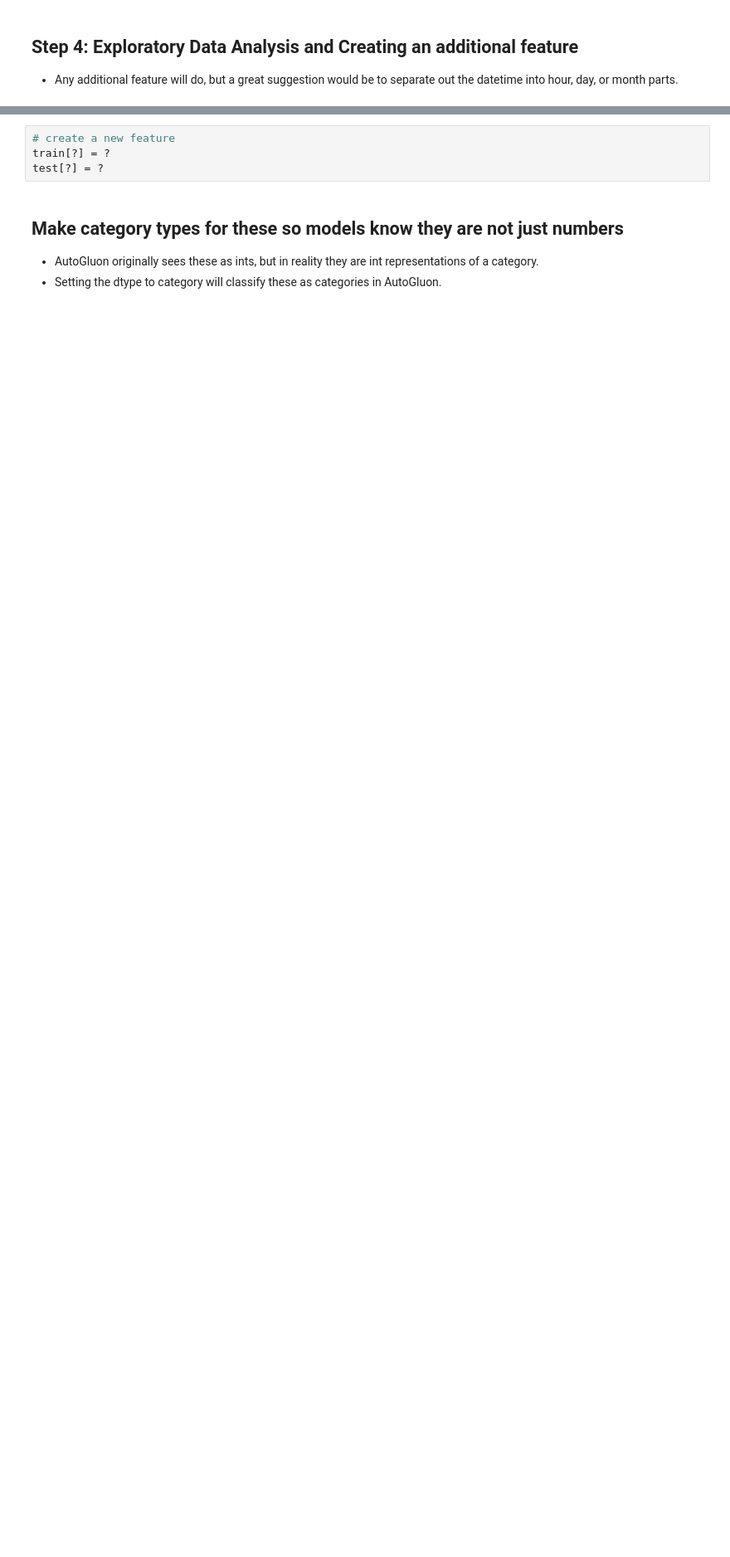
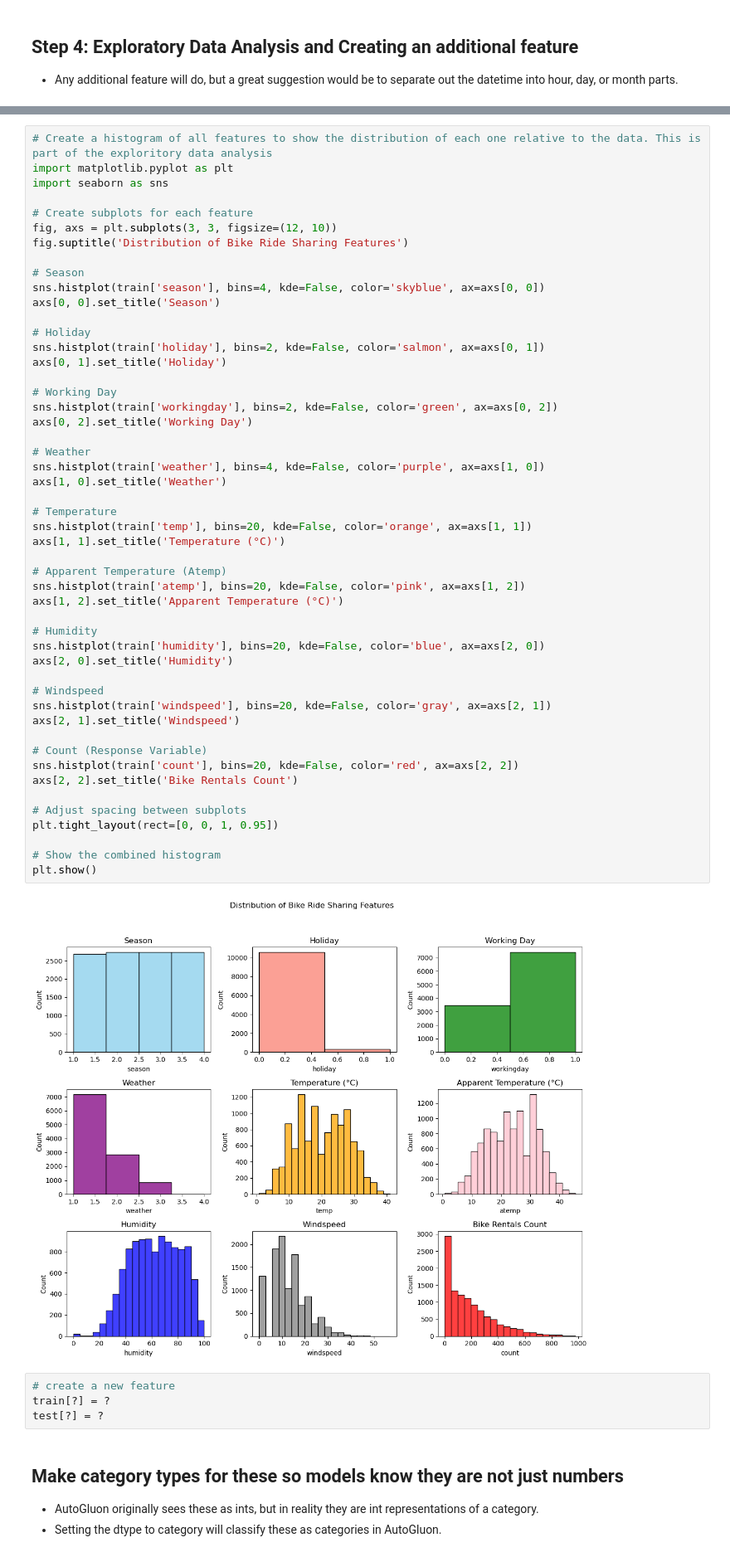
Before and after one commit to schalafi/Predict-Bike-Sharing-Demand-with-Machine-Learning, a Jupyter notebook: project/project-template.ipynb, the cells around one changed output, grey strips where cells are left out. Shown at 83% size. Drawn from its saved outputs; the diff is of its cells as text; blank space fills up the shorter version.

Commit message:
Add histograms from train data

```diff
--- a/project/project-template.ipynb
+++ b/project/project-template.ipynb
@@ -438,3 +575,55 @@ train.?
+# %%
+# Create a histogram of all features to show the distribution of each one relative to the data. This is part of the exploritory data analysis
+import matplotlib.pyplot as plt
+import seaborn as sns
+
+# Create subplots for each feature
+fig, axs = plt.subplots(3, 3, figsize=(12, 10))
+fig.suptitle('Distribution of Bike Ride Sharing Features')
+
+# Season
+sns.histplot(train['season'], bins=4, kde=False, color='skyblue', ax=axs[0, 0])
+axs[0, 0].set_title('Season')
+
+# Holiday
+sns.histplot(train['holiday'], bins=2, kde=False, color='salmon', ax=axs[0, 1])
+axs[0, 1].set_title('Holiday')
+
+# Working Day
+sns.histplot(train['workingday'], bins=2, kde=False, color='green', ax=axs[0, 2])
+axs[0, 2].set_title('Working Day')
+
+# Weather
+sns.histplot(train['weather'], bins=4, kde=False, color='purple', ax=axs[1, 0])
+axs[1, 0].set_title('Weather')
+
+# Temperature
+sns.histplot(train['temp'], bins=20, kde=False, color='orange', ax=axs[1, 1])
+axs[1, 1].set_title('Temperature (°C)')
+
+# Apparent Temperature (Atemp)
+sns.histplot(train['atemp'], bins=20, kde=False, color='pink', ax=axs[1, 2])
+axs[1, 2].set_title('Apparent Temperature (°C)')
+
+# Humidity
+sns.histplot(train['humidity'], bins=20, kde=False, color='blue', ax=axs[2, 0])
+axs[2, 0].set_title('Humidity')
+
+# Windspeed
+sns.histplot(train['windspeed'], bins=20, kde=False, color='gray', ax=axs[2, 1])
+axs[2, 1].set_title('Windspeed')
+
+# Count (Response Variable)
+sns.histplot(train['count'], bins=20, kde=False, color='red', ax=axs[2, 2])
+axs[2, 2].set_title('Bike Rentals Count')
+
+# Adjust spacing between subplots
+plt.tight_layout(rect=[0, 0, 1, 0.95])
+
+# Show the combined histogram
+plt.show()
+# %% [output]
+[figure, added]
 # %%
 # create a new feature
 train[?] = ?
```
Also changed, not shown: parts of 24 cells of this notebook.
